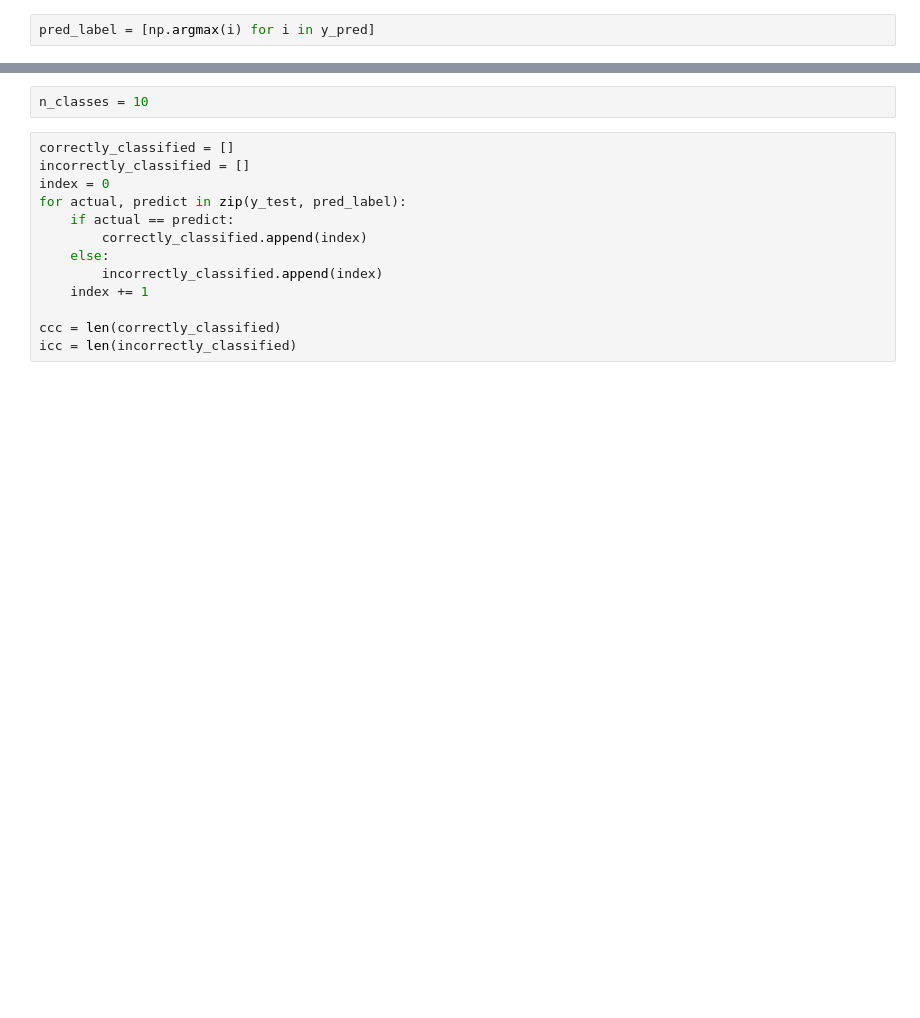
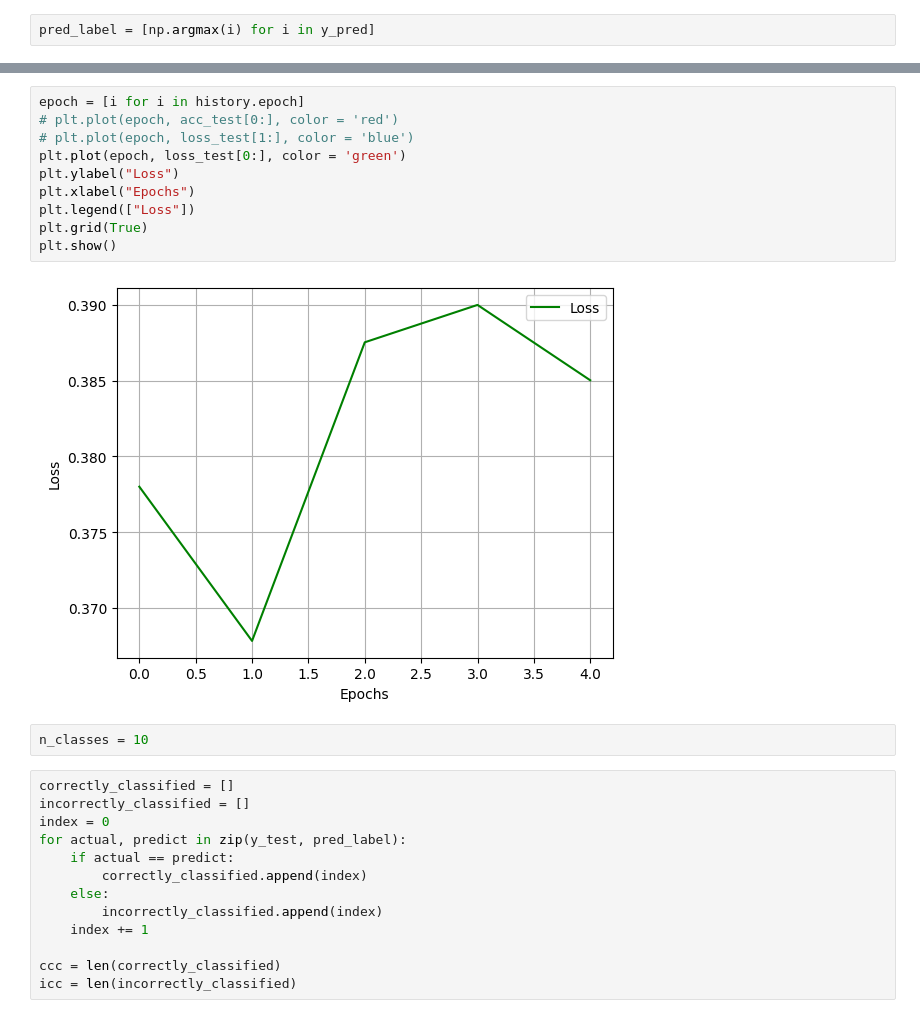
Before and after one commit to Shubhansh-03/DSC, a Jupyter notebook: MNIST_Fashion.ipynb, the cells around one changed output, grey strips where cells are left out. Saved outputs shown, nothing was run; the diff lists cells and outputs as text; blank space fills up the shorter version.

```diff
--- a/MNIST_Fashion.ipynb
+++ b/MNIST_Fashion.ipynb
@@ -126,3 +151,15 @@ plt.show()
+# %%
+epoch = [i for i in history.epoch]
+# plt.plot(epoch, acc_test[0:], color = 'red')
+# plt.plot(epoch, loss_test[1:], color = 'blue')
+plt.plot(epoch, loss_test[0:], color = 'green')
+plt.ylabel("Loss")
+plt.xlabel("Epochs")
+plt.legend(["Loss"])
+plt.grid(True)
+plt.show()
+# %% [output]
+[figure, added]
 # %%
 n_classes = 10
 # %%
```
Also changed, not shown: parts of 14 cells of this notebook.
